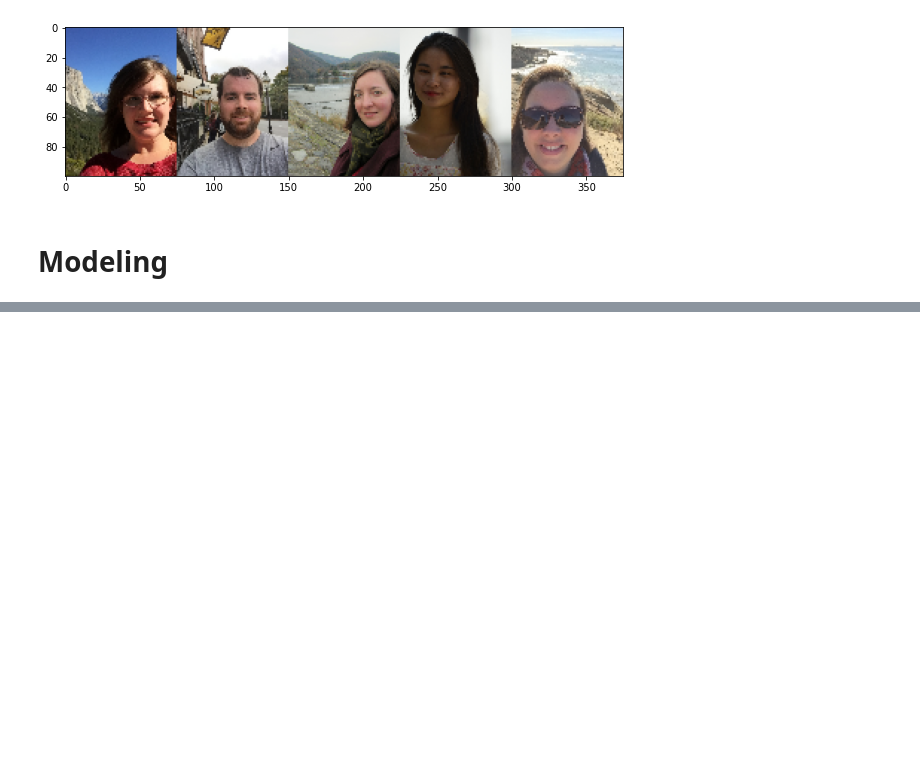
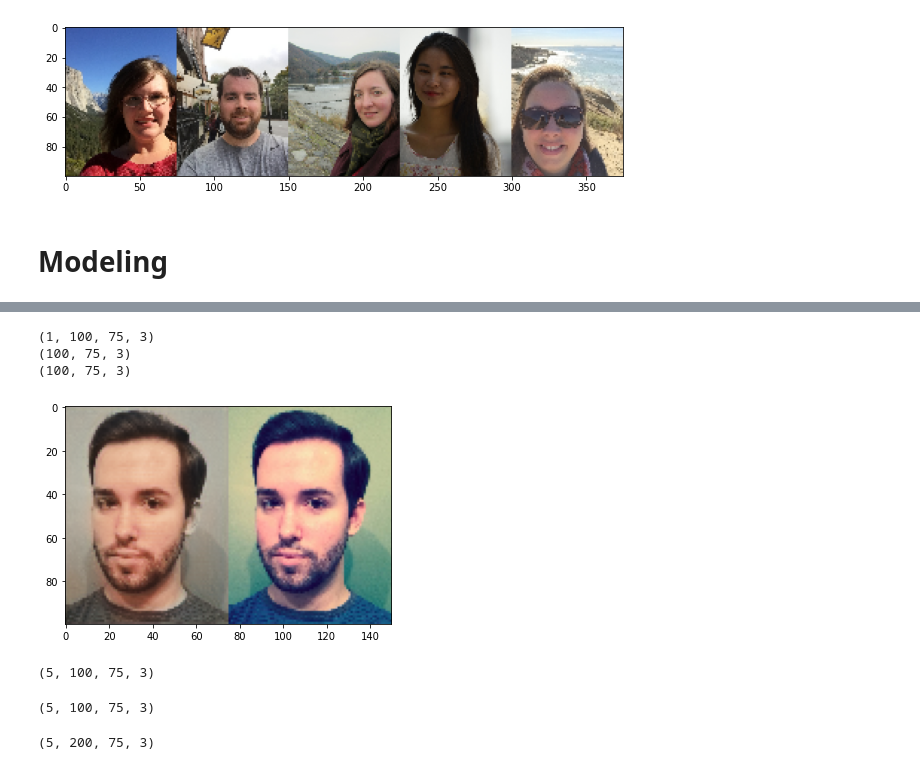
Before and after one commit to Vaycold/Python_DL, a Jupyter notebook: Image_Transformation/흑백사진을 컬러사진으로 바꾸기.ipynb, the cells around one changed output, grey strips where cells are left out. Drawn from its saved outputs; the diff is of its cells as text; code cells hidden in the pictures; blank space fills up the shorter version.

```diff
--- a/Image_Transformation/흑백사진을 컬러사진으로 바꾸기.ipynb
+++ b/Image_Transformation/흑백사진을 컬러사진으로 바꾸기.ipynb
@@ -178,0 +230,31 @@ ValueError: ignored
+# %%
+print(res.shape)
+print(test_images[1].shape) # 두개의 사이즈를 맞춰줘야함.
+print(res[0].shape)
+
+img = np.concatenate(
+    [res[0], test_images[1]],axis=1
+)
+plt.imshow(img)
+plt.show()
+# %% [output]
+(1, 100, 75, 3)
+(100, 75, 3)
+(100, 75, 3)
+[figure, added]
+# %%
+five = model.predict(test_gray_images[:5])
+five.shape
+# %% [output]
+(5, 100, 75, 3)
+# %%
+test_images[:5].shape
+# %% [output]
+(5, 100, 75, 3)
+# %%
+imgs = np.concatenate(
+    [five , test_images[:5]],axis=1
+)
+imgs.shape
+# %% [output]
+(5, 200, 75, 3)
```
Also changed, not shown: parts of 36 cells of this notebook.
